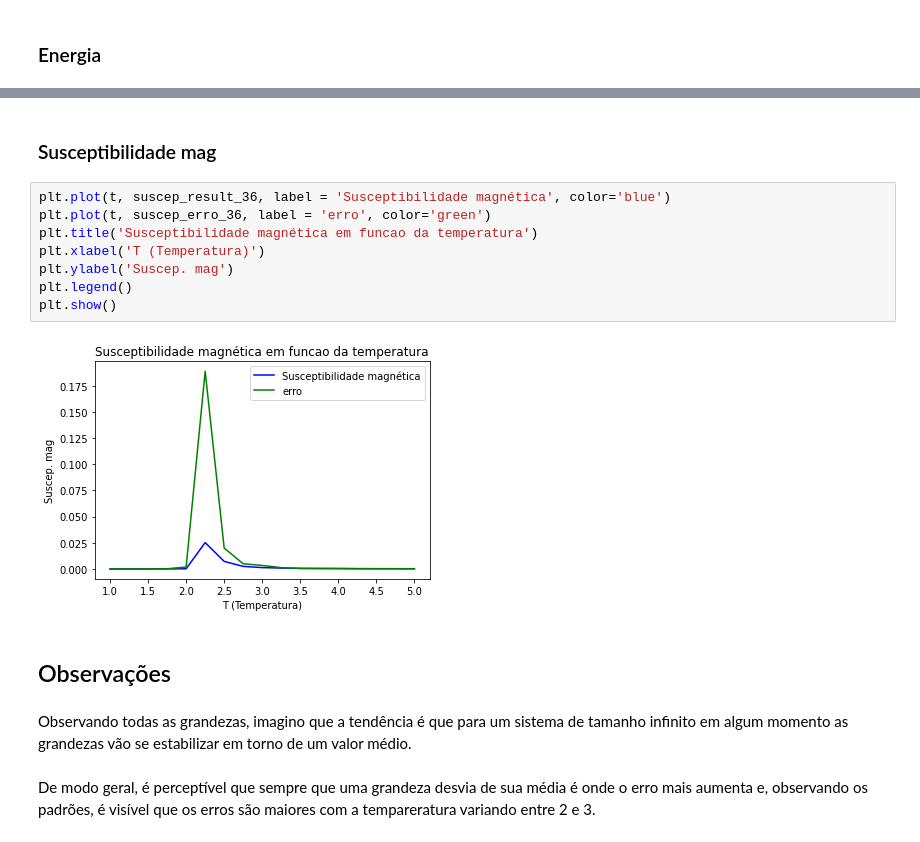
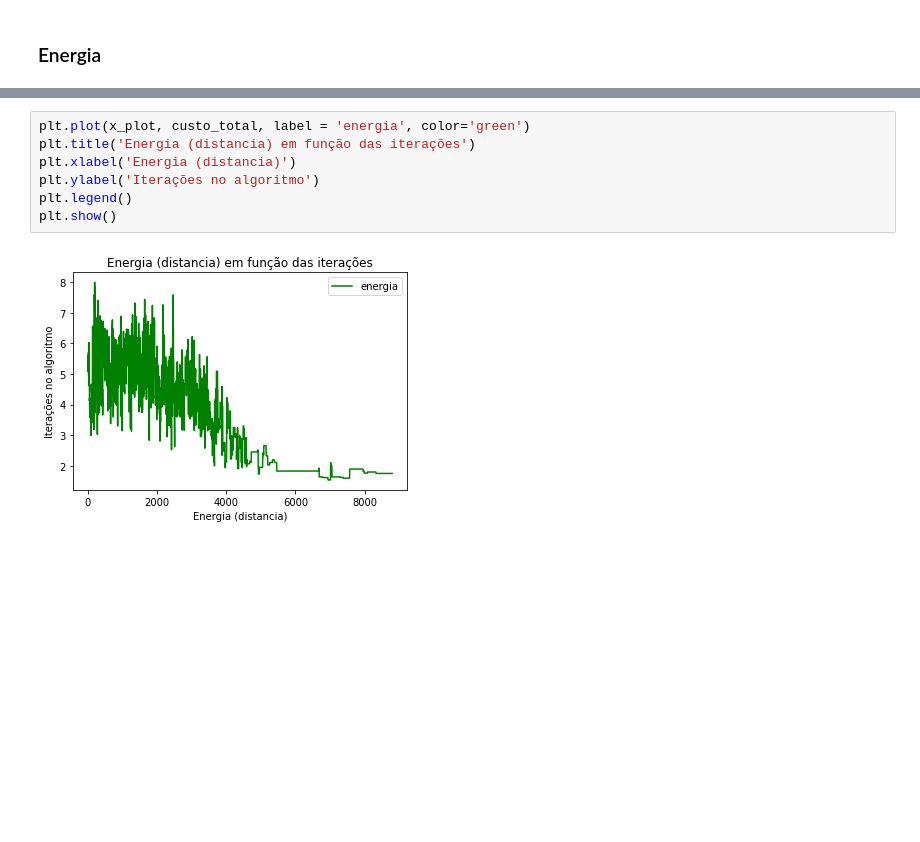
Before and after one commit to nuttka/ifec, a Jupyter notebook: lista6/lista6.ipynb, the cells around one changed output, grey strips where cells are left out. Saved outputs shown, nothing was run; the diff lists cells and outputs as text; blank space fills up the shorter version.

```diff
--- a/lista6/lista6.ipynb
+++ b/lista6/lista6.ipynb
@@ -464,18 +291,9 @@ plt.show()
-# %% [markdown]
-### Susceptibilidade mag
-# %%
-plt.plot(t, suscep_result_36, label = 'Susceptibilidade magnética', color='blue')
-plt.plot(t, suscep_erro_36, label = 'erro', color='green')
-plt.title('Susceptibilidade magnética em funcao da temperatura')
-plt.xlabel('T (Temperatura)')
-plt.ylabel('Suscep. mag')
-plt.legend()
-plt.show()
-# %% [output]
-[figure, removed]
-# %% [markdown]
-## Observações
-# %% [markdown]
-Observando todas as grandezas, imagino que a tendência é que para um sistema de tamanho infinito em algum momento as grandezas vão se estabilizar em torno de um valor médio.
-# %% [markdown]
-De modo geral, é perceptível que sempre que uma grandeza desvia de sua média é onde o erro mais aumenta e, observando os padrões, é visível que os erros são maiores com a tempareratura variando entre 2 e 3.
+# %%
+plt.plot(x_plot, custo_total, label = 'energia', color='green')
+plt.title('Energia (distancia) em função das iterações')
+plt.xlabel('Energia (distancia)')
+plt.ylabel('Iterações no algoritmo')
+plt.legend()
+plt.show()
+# %% [output]
+[figure, added]
```
Also changed, not shown: parts of 61 cells of this notebook, 2 other files.
